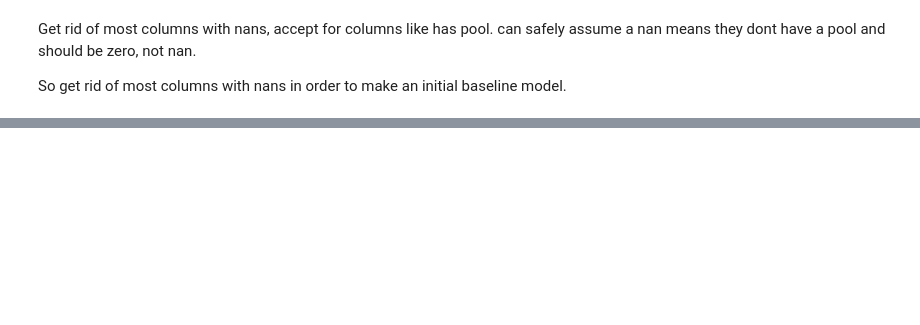
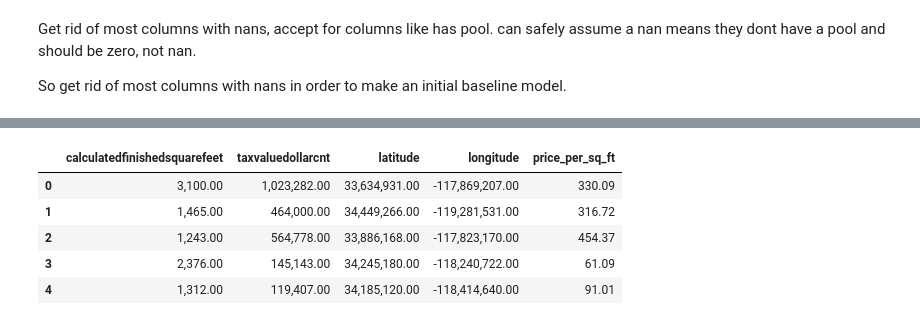
Before and after one commit to Jeff-Hutchins/ds-methodologies-exercises, a Jupyter notebook: clustering/zillow.ipynb, the cells around one changed output, grey strips where cells are left out. Cells and saved outputs as stored; diff of their text form; code cells hidden in the pictures; blank space fills up the shorter version.

```diff
--- a/clustering/zillow.ipynb
+++ b/clustering/zillow.ipynb
@@ -237,0 +266,9 @@ So get rid of most columns with nans in order to make an initial baseline model.
+# %%
+df_subset.head()
+# %% [output]
+|  | calculatedfinishedsquarefeet | taxvaluedollarcnt | latitude | longitude | price_per_sq_ft |
+| 0 | 3,100.00 | 1,023,282.00 | 33,634,931.00 | -117,869,207.00 | 330.09 |
+| 1 | 1,465.00 | 464,000.00 | 34,449,266.00 | -119,281,531.00 | 316.72 |
+| 2 | 1,243.00 | 564,778.00 | 33,886,168.00 | -117,823,170.00 | 454.37 |
+| 3 | 2,376.00 | 145,143.00 | 34,245,180.00 | -118,240,722.00 | 61.09 |
+| 4 | 1,312.00 | 119,407.00 | 34,185,120.00 | -118,414,640.00 | 91.01 |
```
Also changed, not shown: parts of 24 cells of this notebook, 6 other files.
